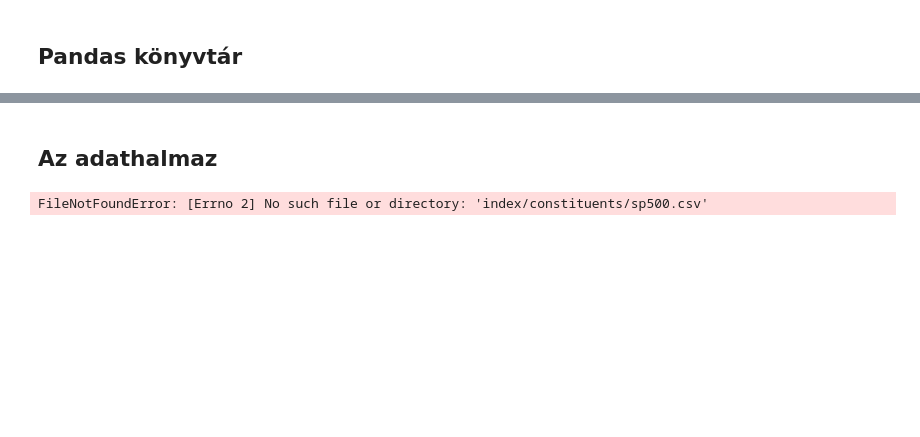
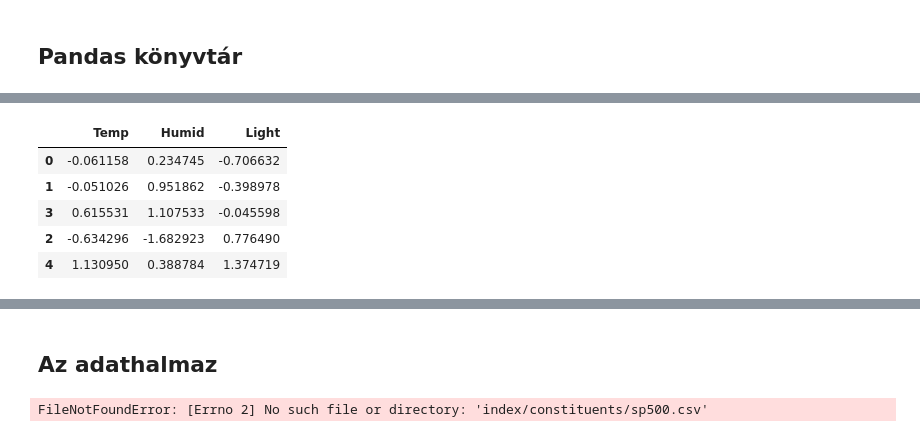
Before and after one commit to afranko/data_challange_otp, a Jupyter notebook: otp-data_challange.ipynb, the cells around one changed output, grey strips where cells are left out. Saved outputs shown, nothing was run; the diff lists cells and outputs as text; code cells hidden in the pictures; blank space fills up the shorter version.

```diff
--- a/otp-data_challange.ipynb
+++ b/otp-data_challange.ipynb
@@ -43,0 +85,11 @@ ran_df[ran_df["Humid"] > 0]
+# %%
+# Rendezések
+rel_df = rel_df.sort_values(by="Light")
+rel_df
+# %% [output]
+|  | Temp | Humid | Light |
+| 0 | -0.061158 | 0.234745 | -0.706632 |
+| 1 | -0.051026 | 0.951862 | -0.398978 |
+| 3 | 0.615531 | 1.107533 | -0.045598 |
+| 2 | -0.634296 | -1.682923 | 0.776490 |
+| 4 | 1.130950 | 0.388784 | 1.374719 |
```
Also changed, not shown: parts of 9 cells of this notebook, 1 other file.
